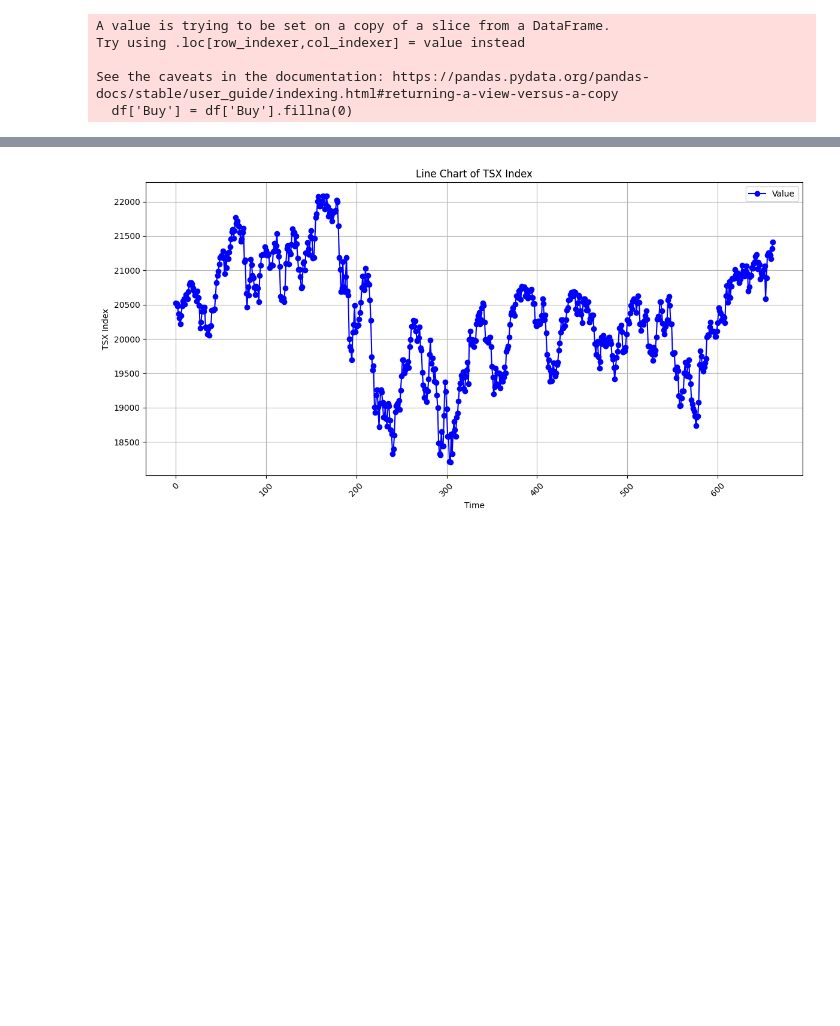
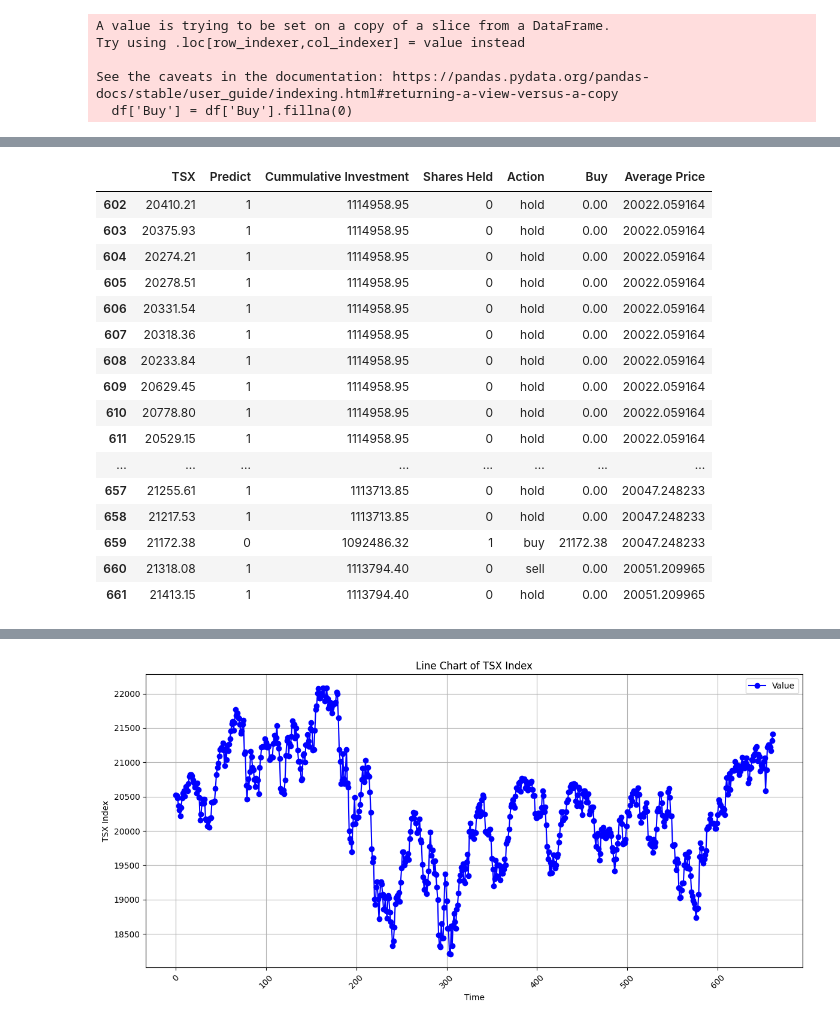
Before and after one commit to kennethpwall1/LHL-Final-Final-Project-Stock-Price-Prediction, a Jupyter notebook: notebooks/5 - back_testingXGB.ipynb, the cells around one changed output, grey strips where cells are left out. Saved outputs shown, nothing was run; the diff lists cells and outputs as text; code cells hidden in the pictures; blank space fills up the shorter version.

```diff
--- a/notebooks/5 - back_testingXGB.ipynb
+++ b/notebooks/5 - back_testingXGB.ipynb
@@ -158,3 +157,23 @@ Total gain for backtested model is $29,925.88 before fees. If you include $10 fe
+# %%
+df.tail(60)
+# %% [output]
+|  | TSX | Predict | Cummulative Investment | Shares Held | Action | Buy | Average Price |
+| 602 | 20410.21 | 1 | 1114958.95 | 0 | hold | 0.00 | 20022.059164 |
+| 603 | 20375.93 | 1 | 1114958.95 | 0 | hold | 0.00 | 20022.059164 |
+| 604 | 20274.21 | 1 | 1114958.95 | 0 | hold | 0.00 | 20022.059164 |
+| 605 | 20278.51 | 1 | 1114958.95 | 0 | hold | 0.00 | 20022.059164 |
+| 606 | 20331.54 | 1 | 1114958.95 | 0 | hold | 0.00 | 20022.059164 |
+| 607 | 20318.36 | 1 | 1114958.95 | 0 | hold | 0.00 | 20022.059164 |
+| 608 | 20233.84 | 1 | 1114958.95 | 0 | hold | 0.00 | 20022.059164 |
+| 609 | 20629.45 | 1 | 1114958.95 | 0 | hold | 0.00 | 20022.059164 |
+| 610 | 20778.80 | 1 | 1114958.95 | 0 | hold | 0.00 | 20022.059164 |
+| 611 | 20529.15 | 1 | 1114958.95 | 0 | hold | 0.00 | 20022.059164 |
+| ... | ... | ... | ... | ... | ... | ... | ... |
+| 657 | 21255.61 | 1 | 1113713.85 | 0 | hold | 0.00 | 20047.248233 |
+| 658 | 21217.53 | 1 | 1113713.85 | 0 | hold | 0.00 | 20047.248233 |
+| 659 | 21172.38 | 0 | 1092486.32 | 1 | buy | 21172.38 | 20047.248233 |
+| 660 | 21318.08 | 1 | 1113794.40 | 0 | sell | 0.00 | 20051.209965 |
+| 661 | 21413.15 | 1 | 1113794.40 | 0 | hold | 0.00 | 20051.209965 |
 # %%
 plt.figure(figsize=(12, 6))  # Set the figure size
 plt.plot(df.index, df['Cummulative Investment'], marker='o', linestyle='-', color='b', label='Value')  # Plot the line chart
```
Also changed, not shown: parts of 6 cells of this notebook, 8 other files.
